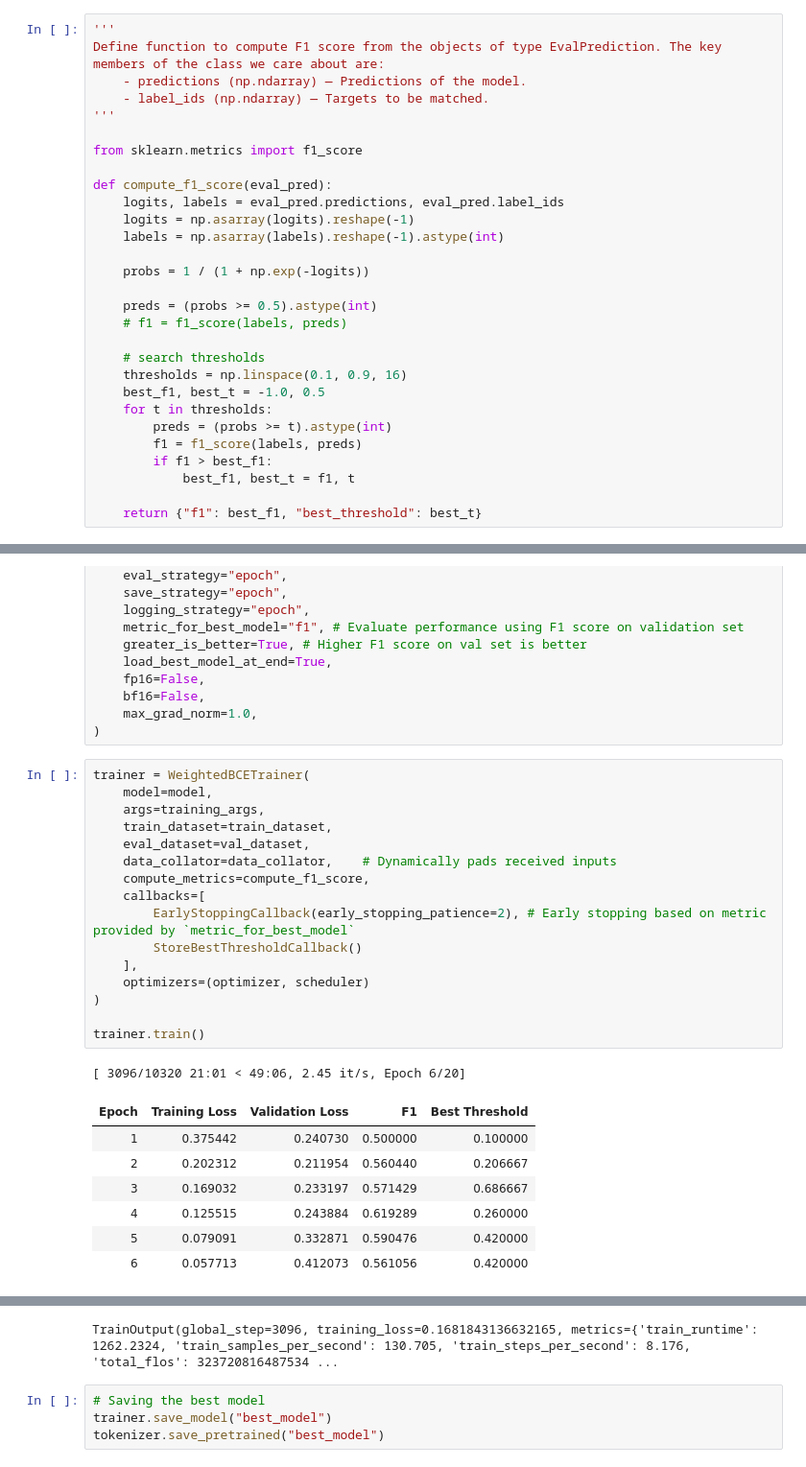
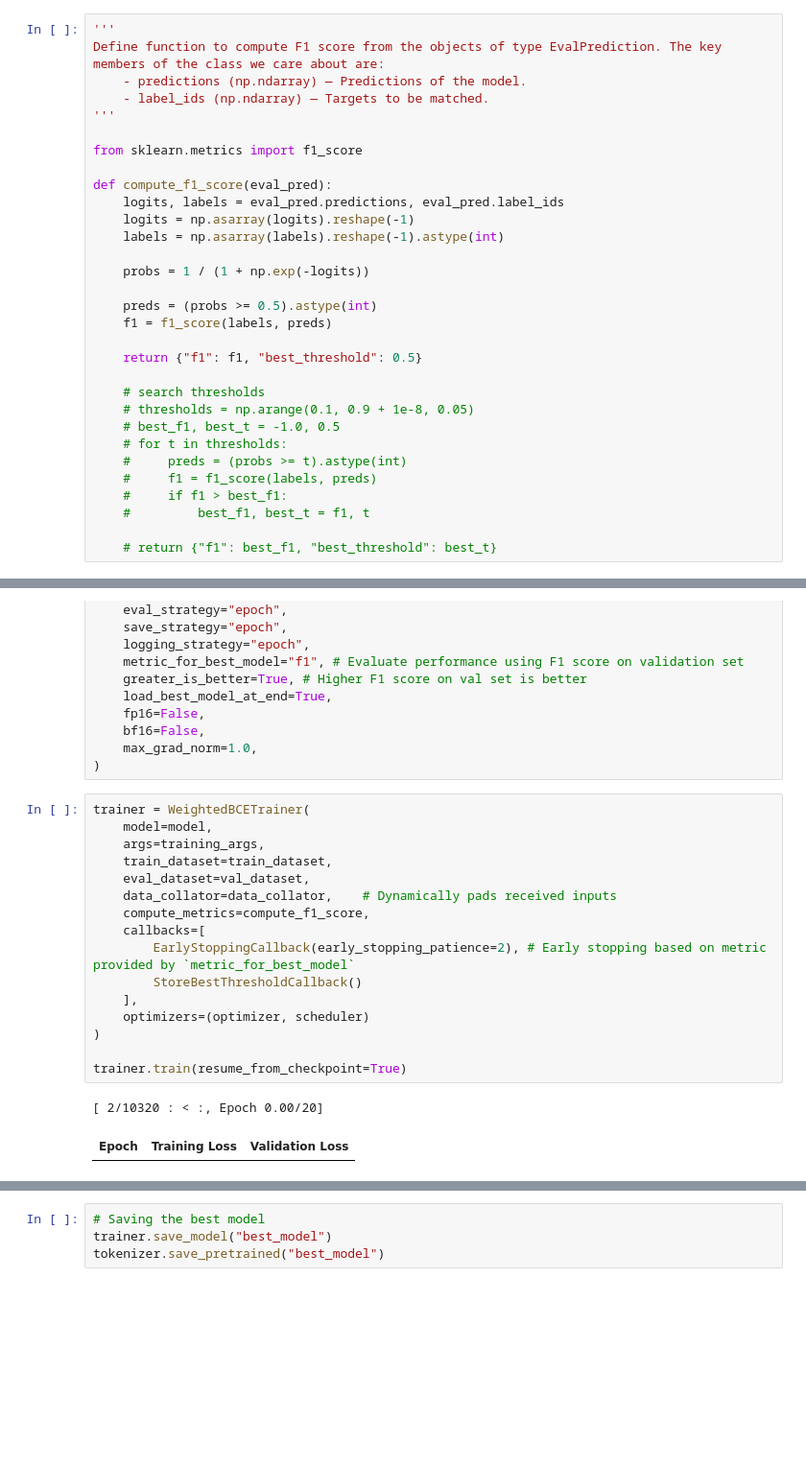
Before and after one commit to AngadK89/60035_nlp_cw, a Jupyter notebook: evaluation/ablation.ipynb, the cells around one changed output, grey strips where cells are left out. Shown at 96% size. Cells and saved outputs as stored; diff of their text form; blank space fills up the shorter version.

```diff
--- a/evaluation/ablation.ipynb
+++ b/evaluation/ablation.ipynb
@@ -211,18 +213,20 @@ def compute_f1_score(eval_pred):
     probs = 1 / (1 + np.exp(-logits))
 
     preds = (probs >= 0.5).astype(int)
-    # f1 = f1_score(labels, preds)
+    f1 = f1_score(labels, preds)
+
+    return {"f1": f1, "best_threshold": 0.5}
 
     # search thresholds
-    thresholds = np.linspace(0.1, 0.9, 16)
-    best_f1, best_t = -1.0, 0.5
-    for t in thresholds:
-        preds = (probs >= t).astype(int)
-        f1 = f1_score(labels, preds)
-        if f1 > best_f1:
-            best_f1, best_t = f1, t
+    # thresholds = np.arange(0.1, 0.9 + 1e-8, 0.05)
+    # best_f1, best_t = -1.0, 0.5
+    # for t in thresholds:
+    #     preds = (probs >= t).astype(int)
+    #     f1 = f1_score(labels, preds)
+    #     if f1 > best_f1:
+    #         best_f1, best_t = f1, t
 
-    return {"f1": best_f1, "best_threshold": best_t}
+    # return {"f1": best_f1, "best_threshold": best_t}
 # %%
 # Writing a training callback to save the threshold which results in best F1 score in the model's config
 from transformers import TrainerCallback
@@ -277,25 +281,19 @@ training_args = TrainingArguments(
 # %%
 trainer = WeightedBCETrainer(
     model=model,
     args=training_args,
     train_dataset=train_dataset,
     eval_dataset=val_dataset,
     data_collator=data_collator,    # Dynamically pads received inputs
     compute_metrics=compute_f1_score,
     callbacks=[
         EarlyStoppingCallback(early_stopping_patience=2), # Early stopping based on metric provided by `metric_for_best_model`
         StoreBestThresholdCallback()
     ],
     optimizers=(optimizer, scheduler)
 )
 
-trainer.train()
+trainer.train(resume_from_checkpoint=True)
 # %% [output]
-[ 3096/10320 21:01 < 49:06, 2.45 it/s, Epoch 6/20]
+[ 2/10320 : < :, Epoch 0.00/20]
-| Epoch | Training Loss | Validation Loss | F1 | Best Threshold |
-| 1 | 0.375442 | 0.240730 | 0.500000 | 0.100000 |
-| 2 | 0.202312 | 0.211954 | 0.560440 | 0.206667 |
-| 3 | 0.169032 | 0.233197 | 0.571429 | 0.686667 |
-| 4 | 0.125515 | 0.243884 | 0.619289 | 0.260000 |
-| 5 | 0.079091 | 0.332871 | 0.590476 | 0.420000 |
-| 6 | 0.057713 | 0.412073 | 0.561056 | 0.420000 |
+| Epoch | Training Loss | Validation Loss |
@@ -304,4 +301,3 @@ There were unexpected keys in the checkpoint model loaded: ['roberta.embeddings.
-TrainOutput(global_step=3096, training_loss=0.1681843136632165, metrics={'train_runtime': 1262.2324, 'train_samples_per_second': 130.705, 'train_steps_per_second': 8.176, 'total_flos': 323720816487534 ...
 # %%
 # Saving the best model
 trainer.save_model("best_model")
```
Also changed, not shown: parts of 3 cells of this notebook, 1 other file.
